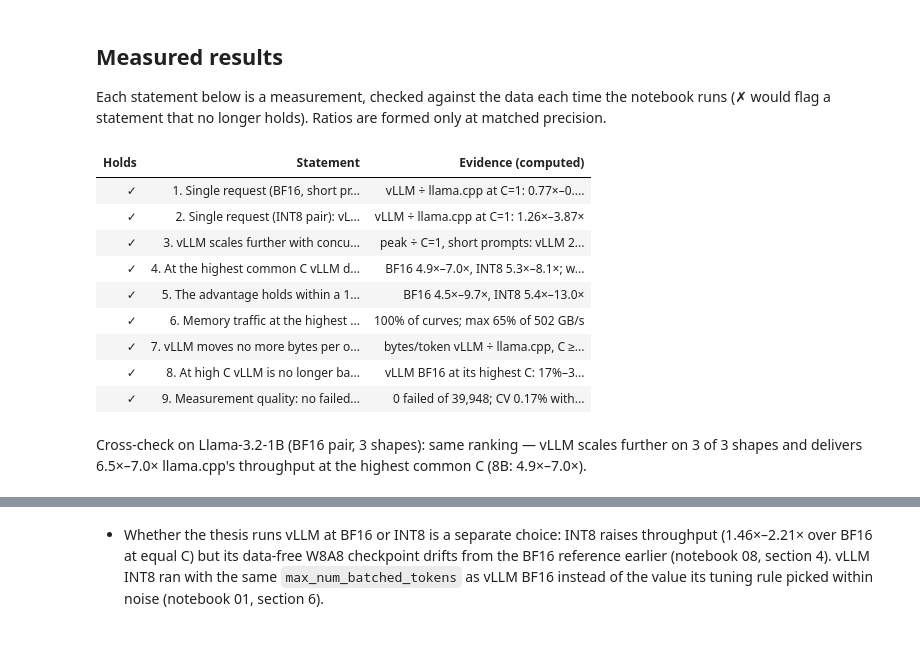
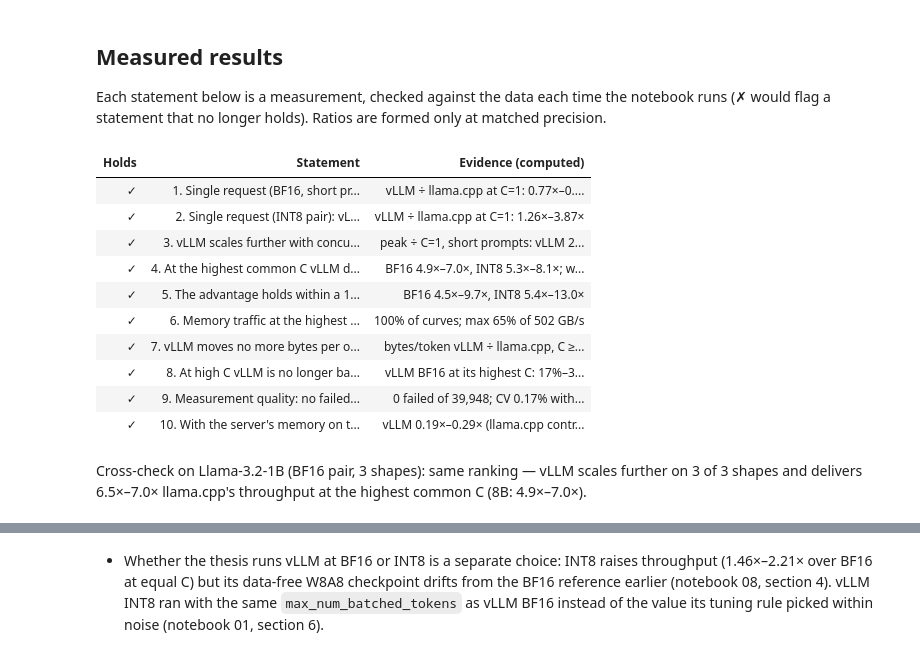
Before and after one commit to struggling-student/llm-backend-analysis, a Jupyter notebook: notebooks/backend_selection/09_backend_selection_summary.ipynb, the cells around one changed output, grey strips where cells are left out. Saved outputs shown, nothing was run; the diff lists cells and outputs as text; code cells hidden in the pictures.

```diff
--- a/notebooks/backend_selection/09_backend_selection_summary.ipynb
+++ b/notebooks/backend_selection/09_backend_selection_summary.ipynb
@@ -94,6 +94,12 @@ xn = xnode[~xnode["same_node"]]
 # AMX use of the INT8 engines and the phase mix of 4096->1024 (notebooks 08 and 10)
 amx_eff = roofline.amx_efficiency(rl8, compute_roofs, loaders.offline_samples(model=MODEL))
 mix = roofline.phase_mix(rl8)
+# Memory-node sensitivity (notebook 11): the server's memory on the other socket's node
+stream55 = loaders.stream_calibration(None)
+stream55 = stream55[stream55["threads"] == registry.topology()["compute_threads"]]
+mb = membind.sensitivity_table(loaders.online_points("membind", include_variants=True), stream55)
+mb_v, mb_c = mb[mb["configuration_id"] == "vllm_bf16"], mb[mb["configuration_id"] == "llama_cpp_bf16"]
+mb_hi = mb_v[mb_v["concurrency"] > 1]
 # %%
 def key(name, values, fmt, description):
     v = pd.Series(values, dtype=float).dropna()
@@ -301,6 +314,10 @@ claims = [
     Claim("9. Measurement quality: no failed request; ratios far exceed within-server and cross-node spread",
           bool(reps["failed"].sum() == 0), f"{K['failed_requests']} failed of {K['measured_requests']}; CV {K['throughput_cv_median']} "
           f"within server; {K['cross_node_diff_c16']} across nodes at C=16"),
+    Claim("10. With the server's memory on the other socket's node vLLM keeps less than half of its throughput in every regime tested, and at high concurrency by more than remote bandwidth alone explains",
+          bool((mb_v["throughput_ratio"] < 0.5).all() and (mb_hi["throughput_ratio"] < 0.5 * mb_hi["bandwidth_only_ratio_bound"]).all()),
+          f"vLLM {K['membind_throughput_ratio_vllm']} (llama.cpp control {K['membind_throughput_ratio_llamacpp_c1']}); at high C the bandwidth-only bound is {K['membind_bandwidth_only_bound_high_c']}; "
+          f"modelled remote traffic {K['membind_remote_roof_share_high_c']} of the {K['membind_remote_stream_gbs']} GB/s remote roof (notebook 11)"),
 ]
 display(claims_table(claims))
 v1, l1 = (d[d["model"] != MODEL].set_index("workload") for d in (v_s, l_s))
@@ -308,33 +325,34 @@ show(f"Cross-check on {registry.model_label(next(m for m in pts['model'].unique(
      f"same ranking — vLLM scales further on {int((v1['peak_over_c1'] > l1['peak_over_c1']).sum())} of {len(v1)} shapes and delivers "
      f"{K['ratio_at_highest_common_c_1b']} llama.cpp's throughput at the highest common C (8B: {K['ratio_at_highest_common_c']}).")
 evidence = pd.DataFrame([
     ("Single request, throughput, short prompts (BF16)", f"vLLM ÷ llama.cpp {K['c1_throughput_ratio_short_prompts']}", "llama.cpp"),
     ("Single request, time to first token (C=1, BF16)", f"llama.cpp ÷ vLLM TTFT {K['c1_ttft_llamacpp_over_vllm_bf16']}", "vLLM"),
     ("Single request, throughput (INT8 pair)", f"vLLM ÷ llama.cpp {K['c1_throughput_ratio_int8']}", "vLLM"),
     ("Scaling with concurrency (peak ÷ C=1, short prompts)", f"vLLM {K['vllm_peak_over_c1_short']} vs llama.cpp {K['llamacpp_peak_over_c1_short']}", "vLLM"),
     ("Throughput at equal high concurrency", f"vLLM ÷ llama.cpp {K['ratio_at_highest_common_c']} (BF16), {K['ratio_at_highest_common_c_int8']} (INT8)", "vLLM"),
     ("Best operating point vs best operating point (8B)", f"vLLM ÷ llama.cpp {K['peak_ratio_8b']} (BF16), {K['peak_ratio_8b_int8']} (INT8)", "vLLM"),
     ("Throughput under a 100 ms TPOT budget", f"vLLM ÷ llama.cpp {K['throughput_ratio_tpot_budget_100ms']} (BF16), {K['throughput_ratio_tpot_budget_100ms_int8']} (INT8)", "vLLM"),
     ("Batched step efficiency", f"per-token step cost falls {K['step_cost_drop_vllm']} (vLLM) vs {K['step_cost_drop_llamacpp']} (llama.cpp)", "vLLM"),
     ("Memory bytes per output token", f"vLLM ÷ llama.cpp {K['bytes_per_output_token_ratio_c1_bf16']} at C=1, {K['bytes_per_output_token_ratio_c8_plus_bf16']} at C ≥ 8 (BF16)", "descriptive"),
     ("Share of the memory roof at C=1 (short prompts, BF16)", f"llama.cpp {K['c1_memory_roof_share_short_llamacpp_bf16']}, vLLM {K['c1_memory_roof_share_short_vllm_bf16']}", "descriptive"),
     ("Peak share of sustainable bandwidth", f"{K['max_bw_share']} (single-request decode); traffic falls with C on {K['curves_traffic_falls']} of curves", "neither saturates"),
     ("Roofline position at high concurrency", f"vLLM {K['vllm_bw_share_highest_c']} of bandwidth, best {K['roofline_vllm_best_share_gemm_roof']} of the AMX GEMM roof; llama.cpp best {K['roofline_llamacpp_best_share_compute_roof']} of its roof", "vLLM"),
     ("INT8 pair: AMX use of llama.cpp Q8_0", f"AMX busy {K['llamacpp_int8_amx_busy']}; offline {K['llamacpp_int8_offline_share_amx_int8_roof']} of the AMX INT8 roof; busy ÷ modelled {K['llamacpp_int8_amx_busy_over_modelled']}", "kernel efficiency differs"),
     ("Measurement quality", f"{K['failed_requests']} failed of {K['measured_requests']} requests; CV {K['throughput_cv_median']} within server, {K['cross_node_diff_c16']} across nodes (C=16); {K['littles_law_points_beyond_5pct']} points beyond ±5% of Little's law", "both"),
 ], columns=["Criterion", "Measured result", "Favours"])
 export_table(evidence, "evidence_summary")
 # %% [output]
 | Holds | Statement | Evidence (computed) |
 | ✓ | 1. Single request (BF16, short pr... | vLLM ÷ llama.cpp at C=1: 0.77×–0.... |
 | ✓ | 2. Single request (INT8 pair): vL... | vLLM ÷ llama.cpp at C=1: 1.26×–3.87× |
 | ✓ | 3. vLLM scales further with concu... | peak ÷ C=1, short prompts: vLLM 2... |
 | ✓ | 4. At the highest common C vLLM d... | BF16 4.9×–7.0×, INT8 5.3×–8.1×; w... |
 | ✓ | 5. The advantage holds within a 1... | BF16 4.5×–9.7×, INT8 5.4×–13.0× |
 | ✓ | 6. Memory traffic at the highest ... | 100% of curves; max 65% of 502 GB/s |
 | ✓ | 7. vLLM moves no more bytes per o... | bytes/token vLLM ÷ llama.cpp, C ≥... |
 | ✓ | 8. At high C vLLM is no longer ba... | vLLM BF16 at its highest C: 17%–3... |
 | ✓ | 9. Measurement quality: no failed... | 0 failed of 39,948; CV 0.17% with... |
+| ✓ | 10. With the server's memory on t... | vLLM 0.19×–0.29× (llama.cpp contr... |
 Cross-check on Llama-3.2-1B (BF16 pair, 3 shapes): same ranking — vLLM scales further on 3 of 3 shapes and delivers 6.5×–7.0× llama.cpp's throughput at the highest common C (8B: 4.9×–7.0×).
 # %% [markdown]
 ## Interpretation
```
Also changed, not shown: parts of 5 cells of this notebook, 13 other files.
